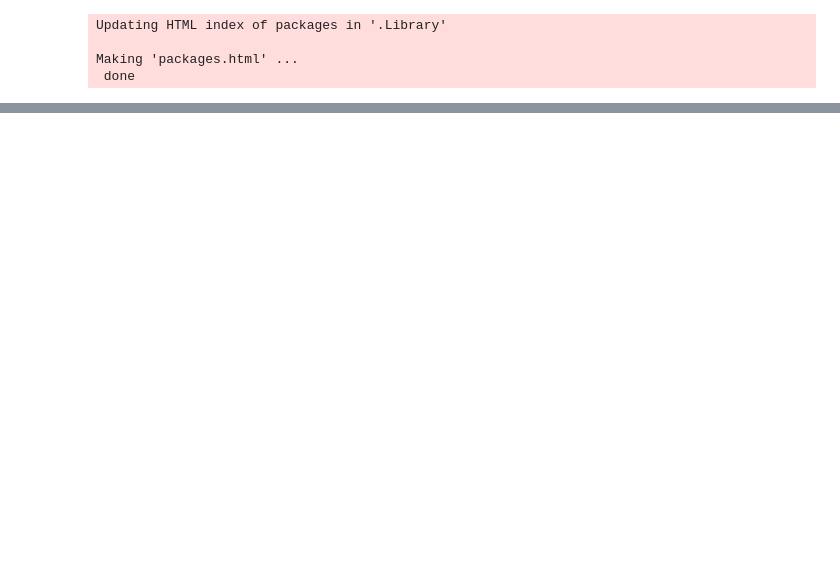
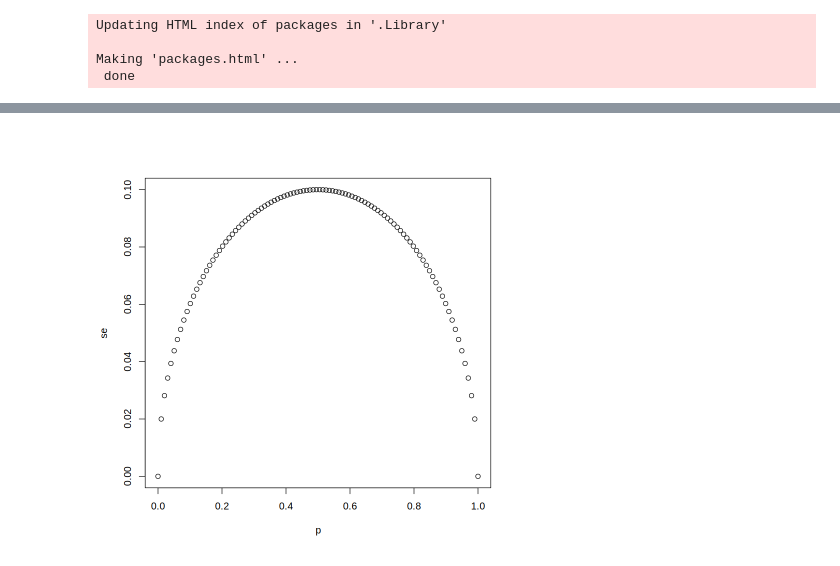
Before and after one commit to benitojpc/data-science-infering-modeling, a Jupyter notebook: Inference-Modeling.ipynb, the cells around one changed output, grey strips where cells are left out. Cells and saved outputs as stored; diff of their text form; code cells hidden in the pictures; blank space fills up the shorter version.

```diff
--- a/Inference-Modeling.ipynb
+++ b/Inference-Modeling.ipynb
@@ -51,0 +201,8 @@ take_poll( 25 )
+# %%
+N <- 25                                             # number of people polled
+p <- seq( from=0, to=1, length.out=100 )            # sequence of 100 proportions in range 0 to 1.
+se <- sqrt(p*(1-p)/N)                                # create se for each sample average.
+
+plot( p, se )
+# %% [output]
+[figure, added]
```
Also changed, not shown: parts of 31 cells of this notebook, 1 other file.
